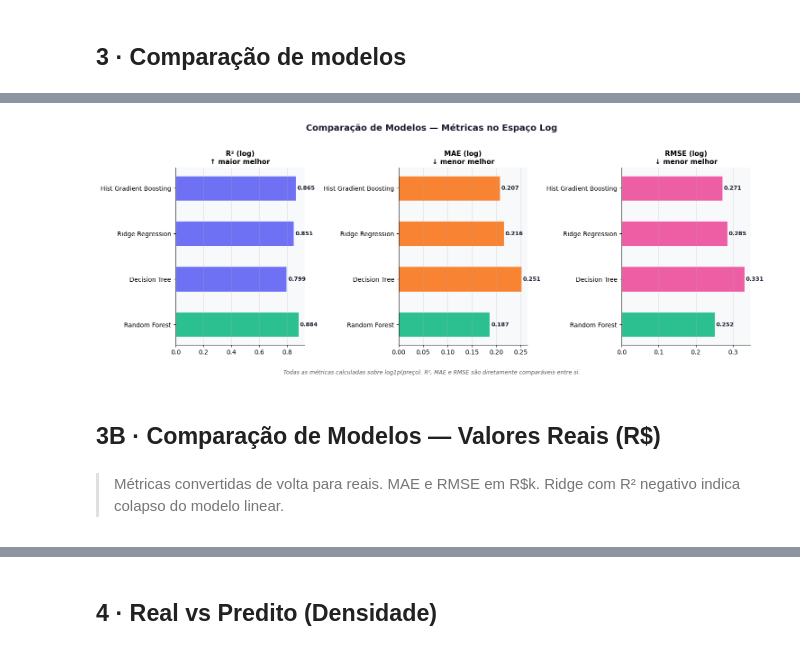
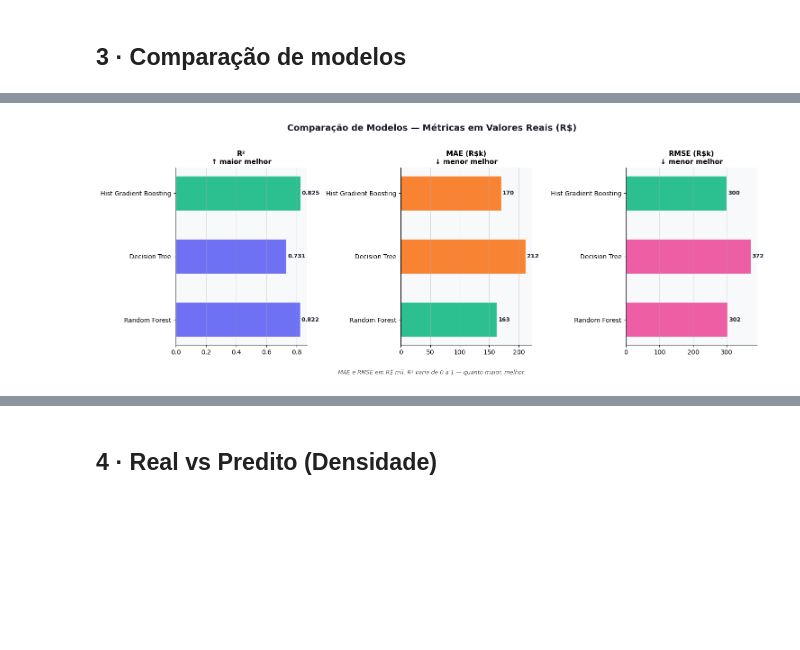
Before and after one commit to biancafdribeiro/analise-imoveis-sp, a Jupyter notebook: codigo/Modelagem_graficos.ipynb, the cells around one changed output, grey strips where cells are left out. Cells and saved outputs as stored; diff of their text form; code cells hidden in the pictures; blank space fills up the shorter version.

Commit message:
retirada de log e ridge regression

```diff
--- a/codigo/Modelagem_graficos.ipynb
+++ b/codigo/Modelagem_graficos.ipynb
@@ -27,7 +26,7 @@ df = df[(df['preco_venda'] >= df['preco_venda'].quantile(0.01)) &
         (df['preco_venda'] <= df['preco_venda'].quantile(0.99))]
 
 X = df.drop('preco_venda', axis=1)
-y = np.log1p(df['preco_venda'])
+y = df['preco_venda']
 X_enc = pd.get_dummies(X, columns=['bairro', 'tipo_imovel'], drop_first=True)
 X_train, X_test, y_train, y_test = train_test_split(X_enc, y, test_size=0.2, random_state=42)
 
@@ -158,14 +110,10 @@ models_dict = {
         random_state=42,
         n_jobs=-1
     ),
-
     'Decision Tree': DecisionTreeRegressor(
         max_depth=8,
         random_state=42
     ),
-
-    'Ridge Regression': Ridge(alpha=1.0),
-
     'Hist Gradient Boosting': HistGradientBoostingRegressor(
         max_depth=6,
         learning_rate=0.1,
@@ -173,53 +121,47 @@ models_dict = {
         random_state=42
     ),
 }
-results, preds_log = {}, {}
+
+results, preds_dict = {}, {}
 for name, model in models_dict.items():
     model.fit(X_train, y_train)
-    pl = model.predict(X_test)
-    pr, yr = np.expm1(pl), np.expm1(y_test.values)
-    preds_log[name] = pl
+    pr = model.predict(X_test)
+    preds_dict[name] = pr
     results[name] = {
-        'R² (log)':   r2_score(y_test, pl),
-        'MAE (log)':  mean_absolute_error(y_test, pl),
-        'RMSE (log)': np.sqrt(mean_squared_error(y_test, pl)),
-        'R² (real)':   r2_score(yr, pr),
-        'MAE (R$k)':   mean_absolute_error(yr, pr) / 1000,
-        'RMSE (R$k)':  np.sqrt(mean_squared_error(yr, pr)) / 1000,
+        'R²':        r2_score(y_test, pr),
+        'MAE (R$k)': mean_absolute_error(y_test, pr) / 1000,
+        'RMSE (R$k)':np.sqrt(mean_squared_error(y_test, pr)) / 1000,
     }
+
 res_df = pd.DataFrame(results).T.reset_index().rename(columns={'index': 'Modelo'})
 
 def make_metric_plot(res_df, metrics, base_colors, better, title, note, fname):
-    C3, BEST = '#10b981', '#10b981'
+    BEST = '#10b981'
     fig, axes = plt.subplots(1, 3, figsize=(15, 5.2))
     fig.patch.set_facecolor('white')
     fig.suptitle(title, fontsize=14, fontweight='bold', y=1.02, color='#1a1d2e')
     for ax, metric, bc, b in zip(axes, metrics, base_colors, better):
         ax.set_facecolor('#f8f9fb'); ax.spines[['top','right']].set_visible(False)
         vals = res_df[metric].values.astype(float)
         best_idx = int(np.argmax(vals) if b=='max' else np.argmin(vals))
         clrs = [BEST if i==best_idx else bc for i in range(len(vals))]
         ax.barh(res_df['Modelo'], vals, color=clrs, alpha=0.88, edgecolor='white', height=0.55)
         ax.set_title(f'{metric}\n{"↑ maior melhor" if b=="max" else "↓ menor melhor"}', fontweight='bold', fontsize=11)
         ax.grid(True, axis='x', alpha=0.4)
         for i, v in enumerate(vals):
             fmt = f'{v:.3f}' if abs(v) < 10 else f'{v:.0f}'
             ax.text(v + max(abs(vals))*0.01, i, fmt, va='center', color='#1a1d2e', fontsize=9, fontweight='bold')
     fig.text(0.5, -0.05, note, ha='center', fontsize=9, color='#555', style='italic')
     plt.tight_layout()
     plt.savefig(fname, dpi=150, bbox_inches='tight', facecolor='white')
     plt.show()
 
 make_metric_plot(res_df,
-    metrics=['R² (log)', 'MAE (log)', 'RMSE (log)'],
+    metrics=['R²', 'MAE (R$k)', 'RMSE (R$k)'],
     base_colors=['#5b5ef4', '#f97316', '#ec4899'],
     better=['max', 'min', 'min'],
-    title='Comparação de Modelos — Métricas no Espaço Log',
-    note='Todas as métricas calculadas sobre log1p(preço). R², MAE e RMSE são diretamente comparáveis entre si.',
-    fname='../graficos/plot3A_metricas_log.jpg')
+    title='Comparação de Modelos — Métricas em Valores Reais (R$)',
+    note='MAE e RMSE em R$ mil. R² varia de 0 a 1 — quanto maior, melhor.',
+    fname='../graficos/plot3_metricas.jpg')
 # %% [output]
-[figure, old version]
+[figure, new version]
-# %% [markdown]
-## 3B · Comparação de Modelos — Valores Reais (R$)
-# %% [markdown]
-> Métricas convertidas de volta para reais. MAE e RMSE em R$k. Ridge com R² negativo indica colapso do modelo linear.
```
Also changed, not shown: parts of 16 cells of this notebook, 15 other files.
